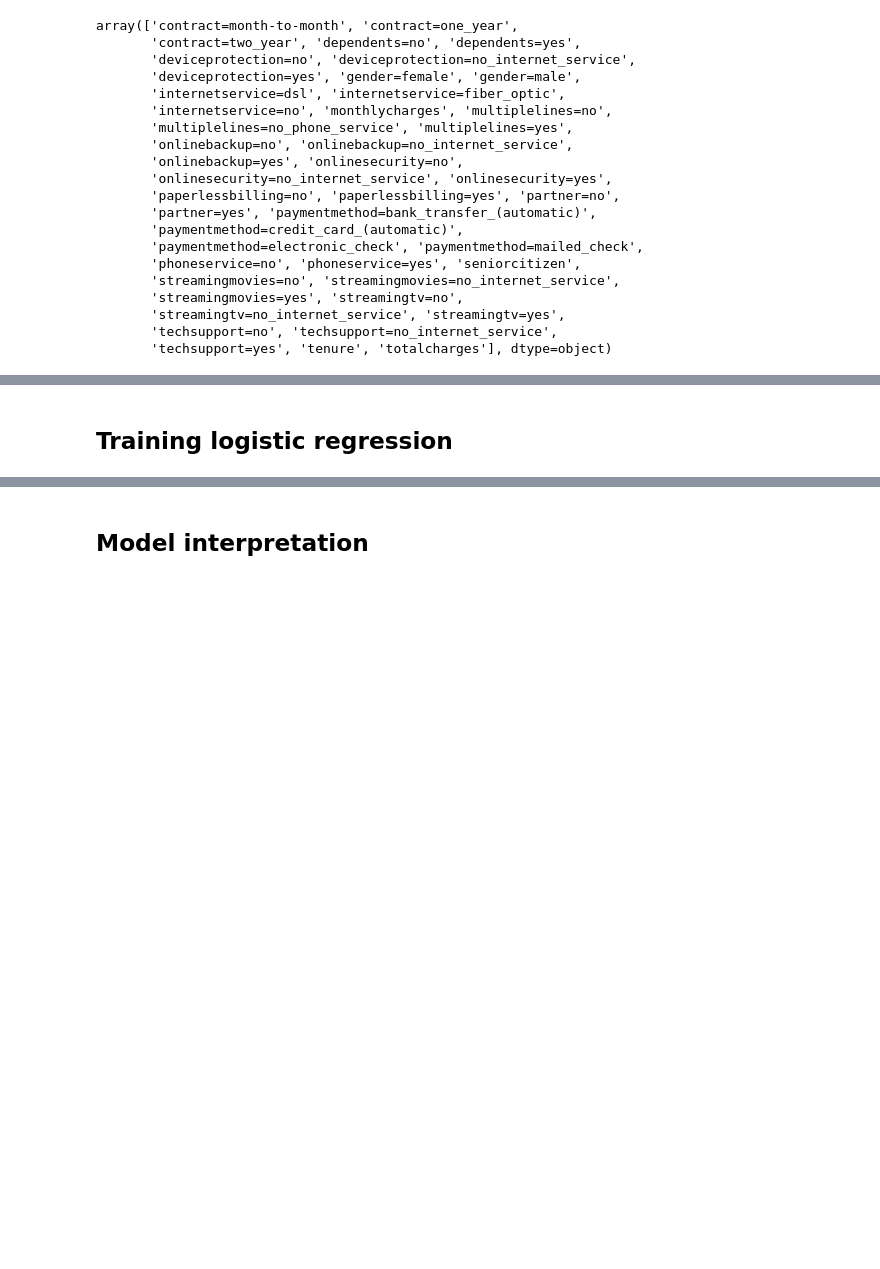
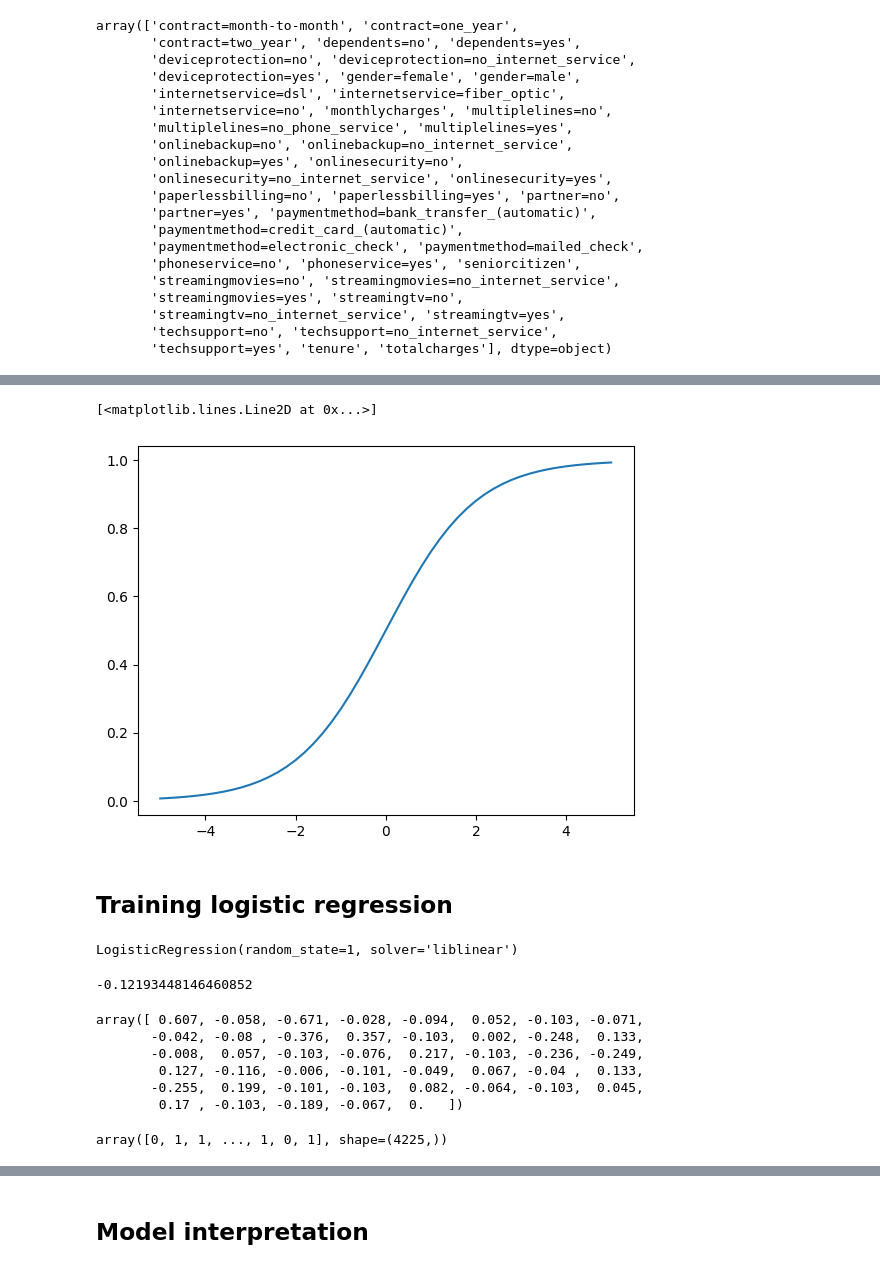
Before and after one commit to jg5xraydelta/mlz-homework, a Jupyter notebook: 03-Classification/03-churn.ipynb, the cells around one changed output, grey strips where cells are left out. Saved outputs shown, nothing was run; the diff lists cells and outputs as text; code cells hidden in the pictures; blank space fills up the shorter version.

Commit message:
sigmoid

```diff
--- a/03-Classification/03-churn.ipynb
+++ b/03-Classification/03-churn.ipynb
@@ -391,0 +391,10 @@ array(['contract=month-to-month', 'contract=one_year',
+# %%
+def sigmoid(z):
+    return 1/(1+ np.exp(-z))
+
+z = np.linspace(-5, 5, 51)
+# %%
+plt.plot(z, sigmoid(z))
+# %% [output]
+[<matplotlib.lines.Line2D at 0x...>]
+[figure, added]
@@ -393,0 +421,22 @@ array(['contract=month-to-month', 'contract=one_year',
+# %%
+model = LogisticRegression(solver='liblinear', random_state=1)
+model.fit(X_train,y_train)
+# %% [output]
+LogisticRegression(random_state=1, solver='liblinear')
+# %%
+model.intercept_[0].item()
+# %% [output]
+-0.12193448146460852
+# %%
+model.coef_[0].round(3)
+# %% [output]
+array([ 0.607, -0.058, -0.671, -0.028, -0.094,  0.052, -0.103, -0.071,
+       -0.042, -0.08 , -0.376,  0.357, -0.103,  0.002, -0.248,  0.133,
+       -0.008,  0.057, -0.103, -0.076,  0.217, -0.103, -0.236, -0.249,
+        0.127, -0.116, -0.006, -0.101, -0.049,  0.067, -0.04 ,  0.133,
+       -0.255,  0.199, -0.101, -0.103,  0.082, -0.064, -0.103,  0.045,
+        0.17 , -0.103, -0.189, -0.067,  0.   ])
+# %%
+model.predict(X_train)
+# %% [output]
+array([0, 1, 1, ..., 1, 0, 1], shape=(4225,))
```
Also changed, not shown: parts of 12 cells of this notebook.
